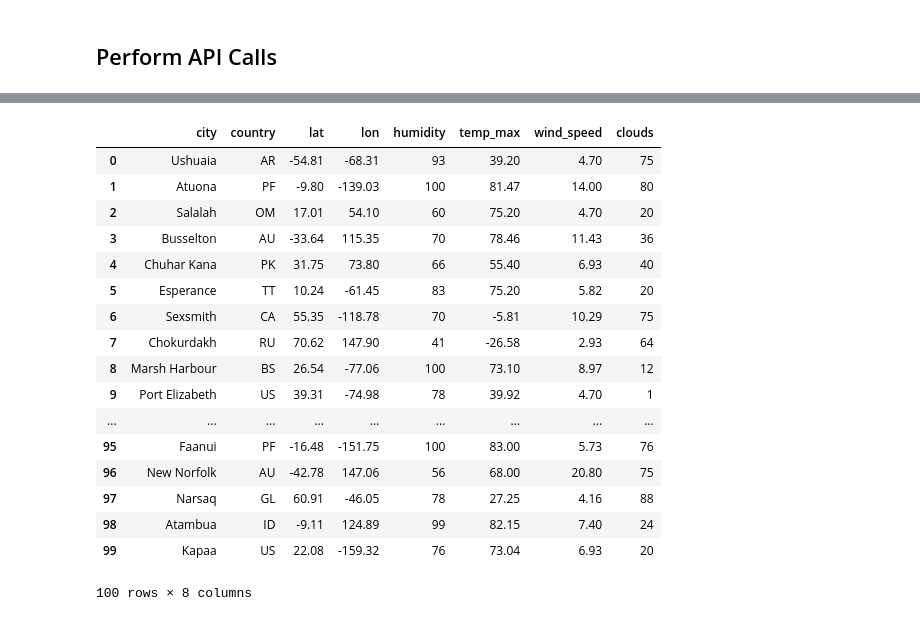
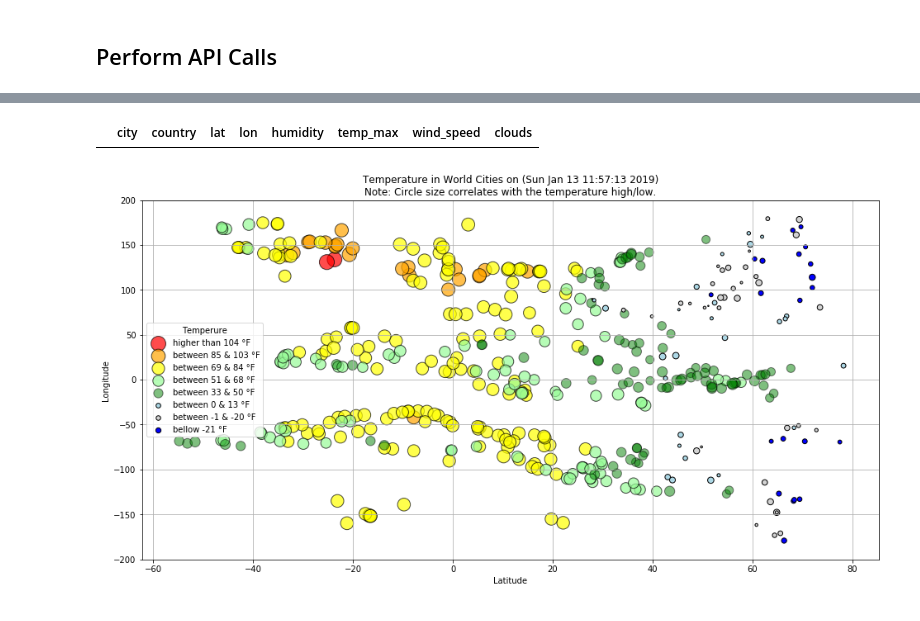
Before and after one commit to ramosconde/06-Python-APIs, a Jupyter notebook: 06-python-apis/starter_code/WeatherPy.ipynb, the cells around one changed output, grey strips where cells are left out. Saved outputs shown, nothing was run; the diff lists cells and outputs as text; code cells hidden in the pictures.

```diff
--- a/06-python-apis/starter_code/WeatherPy.ipynb
+++ b/06-python-apis/starter_code/WeatherPy.ipynb
@@ -168,29 +137,53 @@ Processing Record for  taveta 553
 # %%
-df=pd.DataFrame({"city": city_name,
+wheather_df=pd.DataFrame({"city": city_name,
                  "country": country,
                  "lat": lat,
                  "lon": lon,
                  "humidity": humidity,
                  "temp_max": temp_max,
                  "wind_speed": wind_speed,
                  "clouds": clouds})
-df.head(100)
+wheather_df.head()
+
+wheather_df[wheather_df["humidity"]== 290]
 # %% [output]
 |  | city | country | lat | lon | humidity | temp_max | wind_speed | clouds |
-| 0 | Ushuaia | AR | -54.81 | -68.31 | 93 | 39.20 | 4.70 | 75 |
-| 1 | Atuona | PF | -9.80 | -139.03 | 100 | 81.47 | 14.00 | 80 |
-| 2 | Salalah | OM | 17.01 | 54.10 | 60 | 75.20 | 4.70 | 20 |
-| 3 | Busselton | AU | -33.64 | 115.35 | 70 | 78.46 | 11.43 | 36 |
-| 4 | Chuhar Kana | PK | 31.75 | 73.80 | 66 | 55.40 | 6.93 | 40 |
-| 5 | Esperance | TT | 10.24 | -61.45 | 83 | 75.20 | 5.82 | 20 |
-| 6 | Sexsmith | CA | 55.35 | -118.78 | 70 | -5.81 | 10.29 | 75 |
-| 7 | Chokurdakh | RU | 70.62 | 147.90 | 41 | -26.58 | 2.93 | 64 |
-| 8 | Marsh Harbour | BS | 26.54 | -77.06 | 100 | 73.10 | 8.97 | 12 |
-| 9 | Port Elizabeth | US | 39.31 | -74.98 | 78 | 39.92 | 4.70 | 1 |
-| ... | ... | ... | ... | ... | ... | ... | ... | ... |
-| 95 | Faanui | PF | -16.48 | -151.75 | 100 | 83.00 | 5.73 | 76 |
-| 96 | New Norfolk | AU | -42.78 | 147.06 | 56 | 68.00 | 20.80 | 75 |
-| 97 | Narsaq | GL | 60.91 | -46.05 | 78 | 27.25 | 4.16 | 88 |
-| 98 | Atambua | ID | -9.11 | 124.89 | 99 | 82.15 | 7.40 | 24 |
-| 99 | Kapaa | US | 22.08 | -159.32 | 76 | 73.04 | 6.93 | 20 |
-100 rows × 8 columns
+# %%
+# Scatter Plot Temperature (F) vs. Latitude
+plt.figure(figsize=(16,8))
+
+above104F=wheather_df[(wheather_df.temp_max >= 104)]
+plt.scatter(x=above104F["lat"], y=above104F["lon"],s=above104F["temp_max"]*3, marker="o", color='red', edgecolor='black', label='higher than 104 °F', alpha='0.7')
+
+from85_to_103=wheather_df[(wheather_df.temp_max >=85) & (wheather_df.temp_max <=103)]
+plt.scatter(x=from85_to_103["lat"], y=from85_to_103["lon"], s=from85_to_103["temp_max"]*3, marker="o", color='orange', edgecolor='black',label='between 85 & 103 °F', alpha='0.7')
+
+from69_to_84=wheather_df[(wheather_df.temp_max >=69) & (wheather_df.temp_max <=84)]
+plt.scatter(x=from69_to_84["lat"], y=from69_to_84["lon"], s=from69_to_84["temp_max"]*3, marker="o", color='yellow', edgecolor='black',label='between 69 & 84 °F', alpha='0.7')
+
+from51_to_68=wheather_df[(wheather_df.temp_max >=51) & (wheather_df.temp_max <=68)]
+plt.scatter(x=from51_to_68["lat"], y=from51_to_68["lon"], s=from51_to_68["temp_max"]*3, marker="o", color='palegreen', edgecolor='black',label='between 51 & 68 °F', alpha='0.7')
+
+from33_to_50=wheather_df[(wheather_df.temp_max >=33) & (wheather_df.temp_max <=50)]
+plt.scatter(x=from33_to_50["lat"], y=from33_to_50["lon"], s=from33_to_50["temp_max"]*3, marker="o", color='green', edgecolor='black',label='between 33 & 50 °F',alpha='0.5')
+
+cero_to_32=wheather_df[(wheather_df.temp_max >=(0)) & (wheather_df.temp_max <=13)]
+plt.scatter(x=cero_to_32["lat"], y=cero_to_32["lon"], s=cero_to_32["temp_max"]*5, marker="o", color='lightblue', edgecolor='black',label='between 0 & 13 °F')
+
+minus1_to_minus20=wheather_df[(wheather_df.temp_max <= (-1)) & (wheather_df.temp_max >= (-20))]
+plt.scatter(x=minus1_to_minus20["lat"], y=minus1_to_minus20["lon"], s=minus1_to_minus20["temp_max"]*(-3), marker="o", color='lightgray', edgecolor='black',label='between -1 & -20 °F')
+
+bellow21=wheather_df[(wheather_df.temp_max <= (-21))]
+plt.scatter(x=bellow21["lat"], y=bellow21["lon"], s=bellow21["temp_max"]*(-1), marker="o", color='blue', edgecolor='black',label='bellow -21 °F')
+
+# Incorporate the other graph properties
+plt.title(f"Temperature in World Cities on ({time.asctime(time.localtime(time.time()))})" + "\nNote: Circle size correlates with the temperature high/low.")
+plt.xlabel("Latitude")
+plt.ylabel("Longitude")
+plt.grid()
+plt.legend(loc="best", title="Temperure")
+
+#plt.text(-20, 220,"Note: Circle size correlates with driver count per city.", fontsize = 12)
+plt.savefig("Plots/fig1.png")
+# %% [output]
+[figure, added]
```
Also changed, not shown: parts of 18 cells of this notebook, 5 other files.
